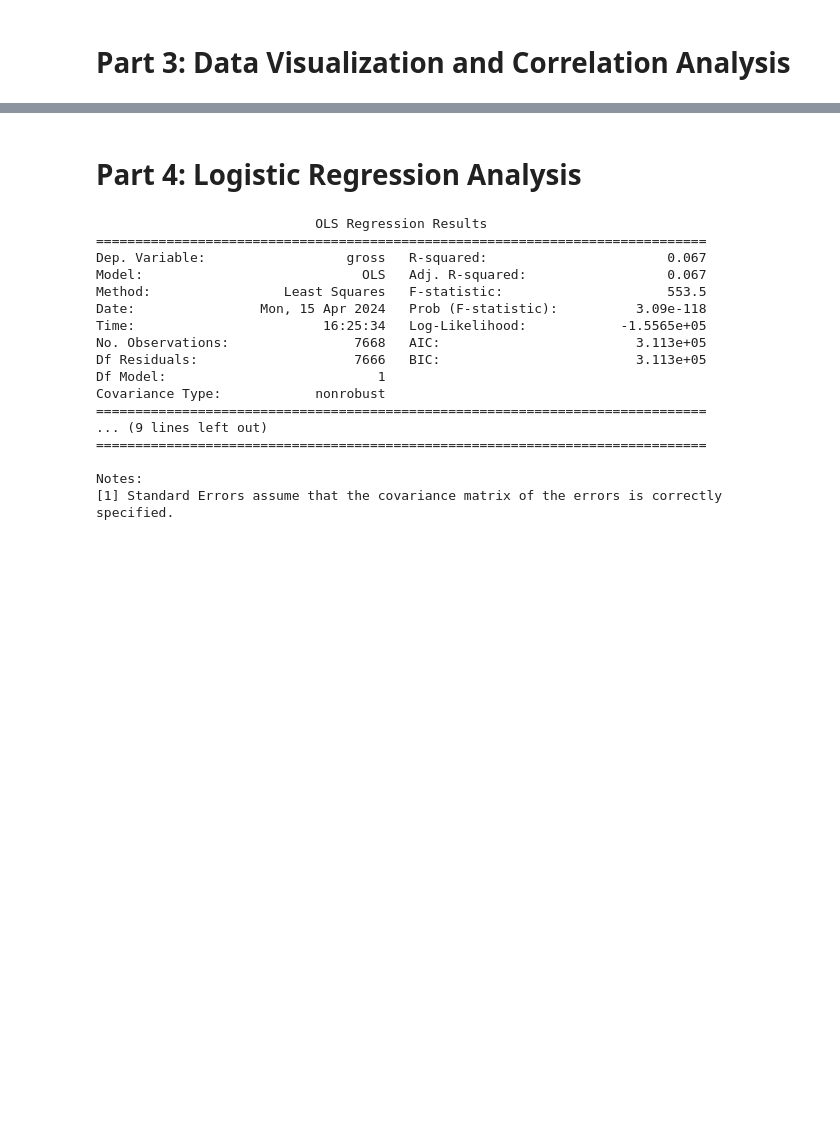
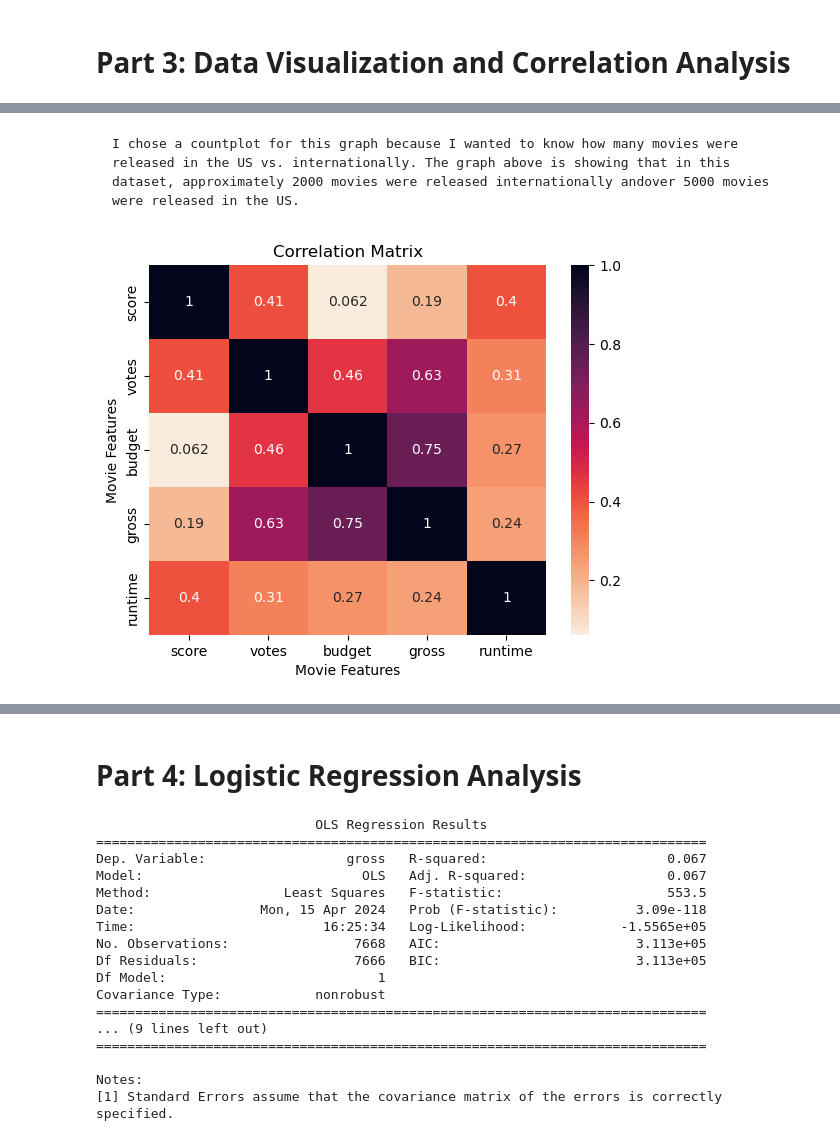
Before and after one commit to AnaliaColffer/Portfolio-Projects, a Jupyter notebook: Movies, Logistic Regression Analyis.ipynb, the cells around one changed output, grey strips where cells are left out. Cells and saved outputs as stored; diff of their text form; code cells hidden in the pictures; blank space fills up the shorter version.

```diff
--- a/Movies, Logistic Regression Analyis.ipynb
+++ b/Movies, Logistic Regression Analyis.ipynb
@@ -347,0 +268,17 @@ from statsmodels.formula.api import ols
+# %% [markdown]
+
+    I chose a countplot for this graph because I wanted to know how many movies were released in the US vs. internationally. The graph above is showing that in this dataset, approximately 2000 movies were released internationally andover 5000 movies were released in the US.
+# %%
+# Create correlation matrix
+
+corr_matrix = df4.corr()
+
+sns.heatmap(corr_matrix, annot=True, cmap= 'rocket_r')
+
+plt.title('Correlation Matrix')
+plt.xlabel('Movie Features')
+plt.ylabel('Movie Features')
+plt.tight_layout
+plt.show()
+# %% [output]
+[figure, added]
```
Also changed, not shown: parts of 36 cells of this notebook.
